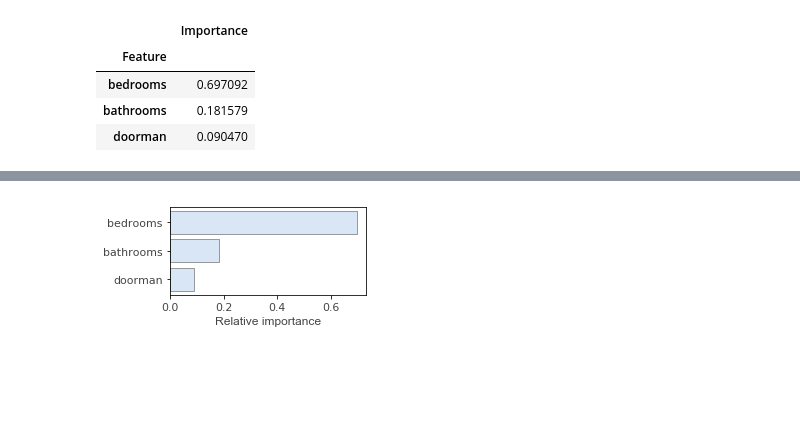
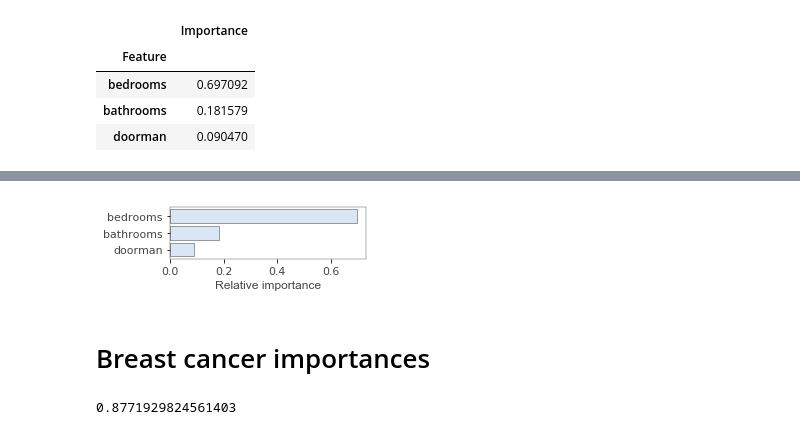
Before and after one commit to parrt/random-forest-importances, a Jupyter notebook: notebooks/barchart.ipynb, the cells around one changed output, grey strips where cells are left out. Saved outputs shown, nothing was run; the diff lists cells and outputs as text; code cells hidden in the pictures; blank space fills up the shorter version.

```diff
--- a/notebooks/barchart.ipynb
+++ b/notebooks/barchart.ipynb
@@ -49,4 +49,24 @@ plot_importances(I, width=6)
 # %%
-plot_importances(I2, width=4, barcolor='#D9E6F5')
+plot_importances(I2, width=4)
 # %% [output]
-[figure, old version]
+[figure, new version]
+# %% [markdown]
+# Breast cancer importances
+# %%
+from sklearn.ensemble import RandomForestClassifier
+from sklearn.datasets import load_breast_cancer
+from sklearn.model_selection import train_test_split
+from sklearn.metrics import accuracy_score
+import pandas as pd
+
+cancer = load_breast_cancer()
+
+X, y = cancer.data, cancer.target
+df = pd.DataFrame(X, columns=cancer.feature_names)
+X_train, X_test, y_train, y_test = train_test_split(df, y, test_size=0.2)
+
+cl = RandomForestClassifier(n_estimators=100)
+cl.fit(X_train, y_train)
+cl.score(X_test, y_test)
+# %% [output]
+0.8771929824561403
```
Also changed, not shown: parts of 6 cells of this notebook, 2 other files.
